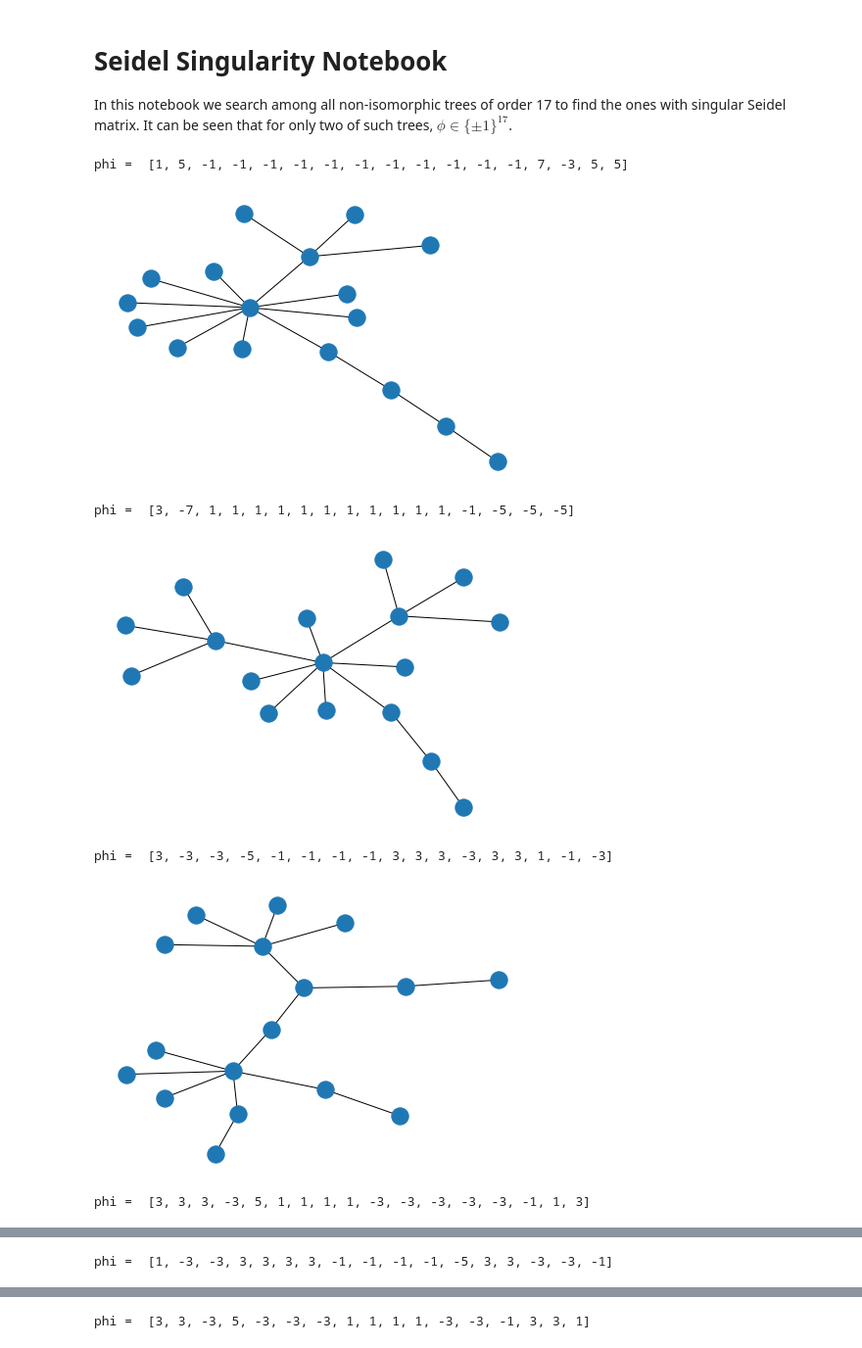
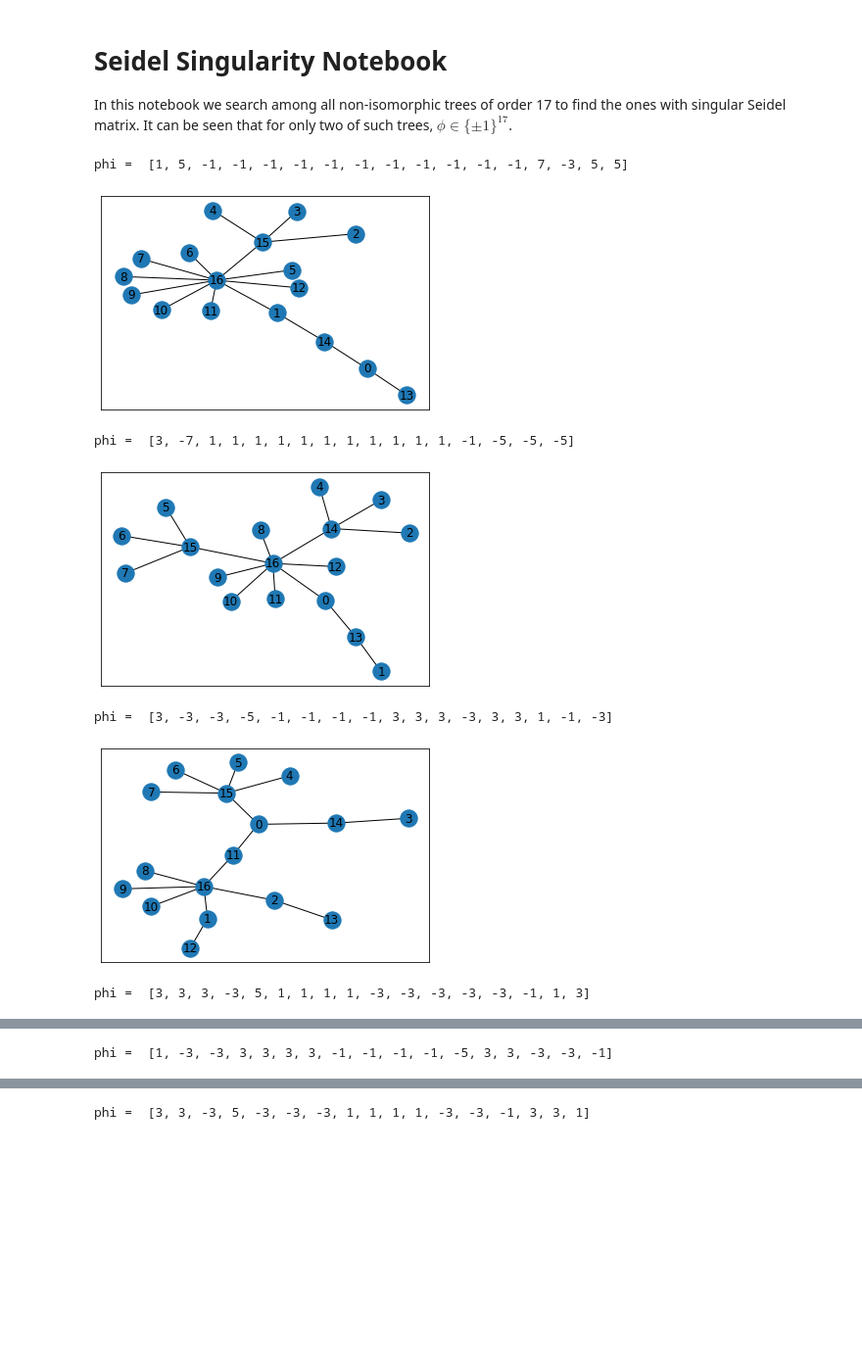
Before and after one commit to Seidel-matrix-singularity/Trees, a Jupyter notebook: singular-seidel-trees.ipynb, the cells around one changed output, grey strips where cells are left out. Shown at 98% size. Saved outputs shown, nothing was run; the diff lists cells and outputs as text; code cells hidden in the pictures; blank space fills up the shorter version.

```diff
--- a/singular-seidel-trees.ipynb
+++ b/singular-seidel-trees.ipynb
@@ -11,38 +11,38 @@ from fractions import Fraction
 
 graphs = nx.read_graph6("trees17.g6")
 singular_seidel_counter = 0
 
 for G in graphs:
     A = nx.adjacency_matrix(G)
     A = (A.todense())
 
     n = A.shape[0]
     J = np.ones((n, n))
     I = np.eye(n)
     S = J - I - 2 * A
     S = S.astype('int64')
 
     if np.linalg.matrix_rank(S) != n:
         singular_seidel_counter += 1
 
         S = Matrix(S)
         phi = 1.0 * np.array(S.nullspace()[0], dtype=object).reshape(n)
         fraction_lcm = lcm(list(map(lambda x: Fraction(x).limit_denominator().denominator,list(map(str,phi)))))
         phi *= fraction_lcm
 
         if phi[0] < 0:
             phi *= -1
 
         print("phi = ", list(map(round, phi)))
-        nx.draw_kamada_kawai(G)
+        nx.draw_networkx(G, pos=nx.kamada_kawai_layout(G))
         plt.show()
 
-print("Number of trees of order 17 with singluar Seidel matrices= ", singular_seidel_counter)
+print("Number of trees of order 17 with singluar Seidel matrices =", singular_seidel_counter)
 # %% [output]
 phi =  [1, 5, -1, -1, -1, -1, -1, -1, -1, -1, -1, -1, -1, 7, -3, 5, 5]
-[figure, old version]
+[figure, new version]
 phi =  [3, -7, 1, 1, 1, 1, 1, 1, 1, 1, 1, 1, 1, -1, -5, -5, -5]
-[figure, old version]
+[figure, new version]
 phi =  [3, -3, -3, -5, -1, -1, -1, -1, 3, 3, 3, -3, 3, 3, 1, -1, -3]
-[figure, old version]
+[figure, new version]
 phi =  [3, 3, 3, -3, 5, 1, 1, 1, 1, -3, -3, -3, -3, -3, -1, 1, 3]
```
Also changed, not shown: parts of 1 cell of this notebook.
